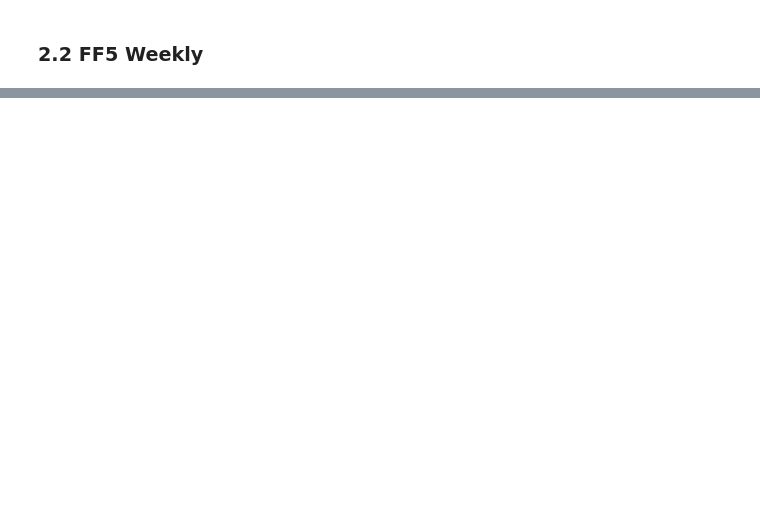
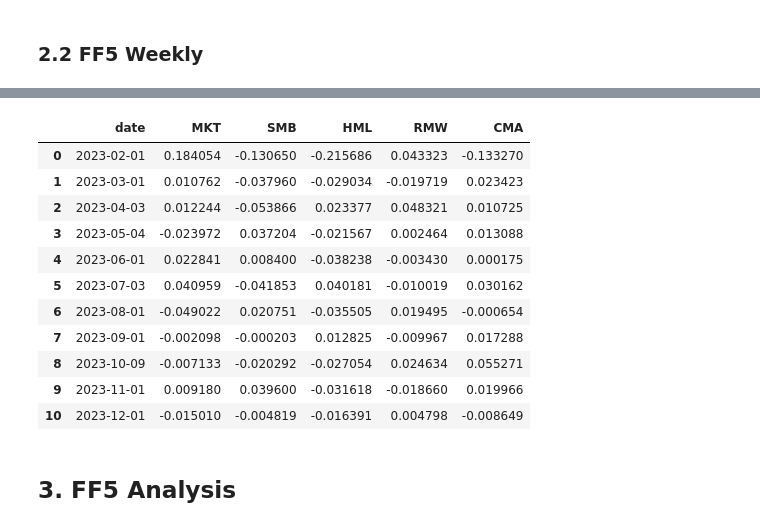
Before and after one commit to zhangfan9607243/BigQuant_Resources_Collection, a Jupyter notebook: BigQuant_Resources_Collection/Factors_Collection/FF_Factors/FF5_Factors/FF5_Factors.ipynb, the cells around one changed output, grey strips where cells are left out. Saved outputs shown, nothing was run; the diff lists cells and outputs as text; code cells hidden in the pictures; blank space fills up the shorter version.

```diff
--- a/BigQuant_Resources_Collection/Factors_Collection/FF_Factors/FF5_Factors/FF5_Factors.ipynb
+++ b/BigQuant_Resources_Collection/Factors_Collection/FF_Factors/FF5_Factors/FF5_Factors.ipynb
@@ -227,0 +463,18 @@ df_ff5_daily
+# %%
+df_ff5_monthly = dai.query(sql_ff5_monthly, filters={"date":[sd, ed]}).df()
+df_ff5_monthly
+# %% [output]
+|  | date | MKT | SMB | HML | RMW | CMA |
+| 0 | 2023-02-01 | 0.184054 | -0.130650 | -0.215686 | 0.043323 | -0.133270 |
+| 1 | 2023-03-01 | 0.010762 | -0.037960 | -0.029034 | -0.019719 | 0.023423 |
+| 2 | 2023-04-03 | 0.012244 | -0.053866 | 0.023377 | 0.048321 | 0.010725 |
+| 3 | 2023-05-04 | -0.023972 | 0.037204 | -0.021567 | 0.002464 | 0.013088 |
+| 4 | 2023-06-01 | 0.022841 | 0.008400 | -0.038238 | -0.003430 | 0.000175 |
+| 5 | 2023-07-03 | 0.040959 | -0.041853 | 0.040181 | -0.010019 | 0.030162 |
+| 6 | 2023-08-01 | -0.049022 | 0.020751 | -0.035505 | 0.019495 | -0.000654 |
+| 7 | 2023-09-01 | -0.002098 | -0.000203 | 0.012825 | -0.009967 | 0.017288 |
+| 8 | 2023-10-09 | -0.007133 | -0.020292 | -0.027054 | 0.024634 | 0.055271 |
+| 9 | 2023-11-01 | 0.009180 | 0.039600 | -0.031618 | -0.018660 | 0.019966 |
+| 10 | 2023-12-01 | -0.015010 | -0.004819 | -0.016391 | 0.004798 | -0.008649 |
+# %% [markdown]
+## 3. FF5 Analysis
```
Also changed, not shown: parts of 8 cells of this notebook, 1 other file.
